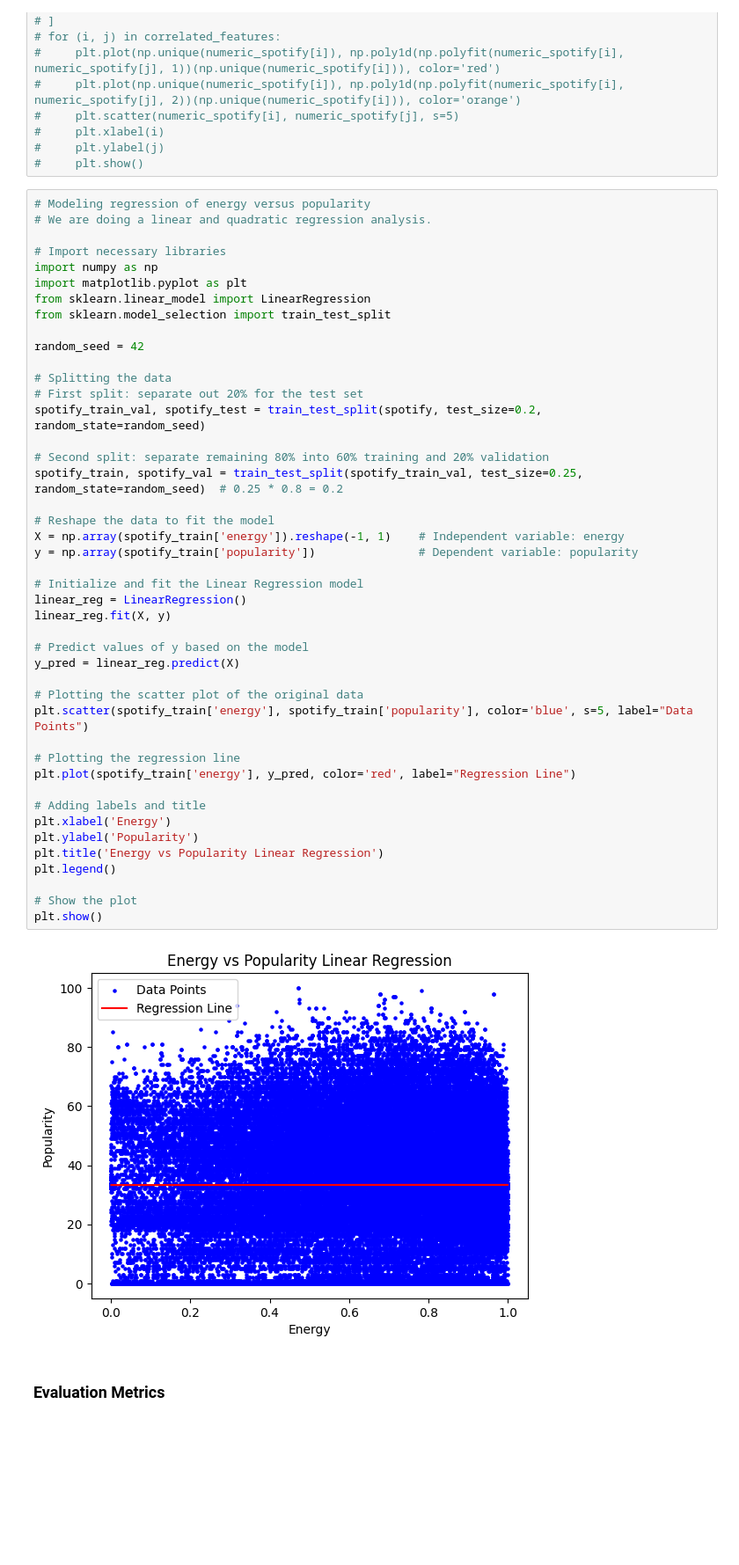
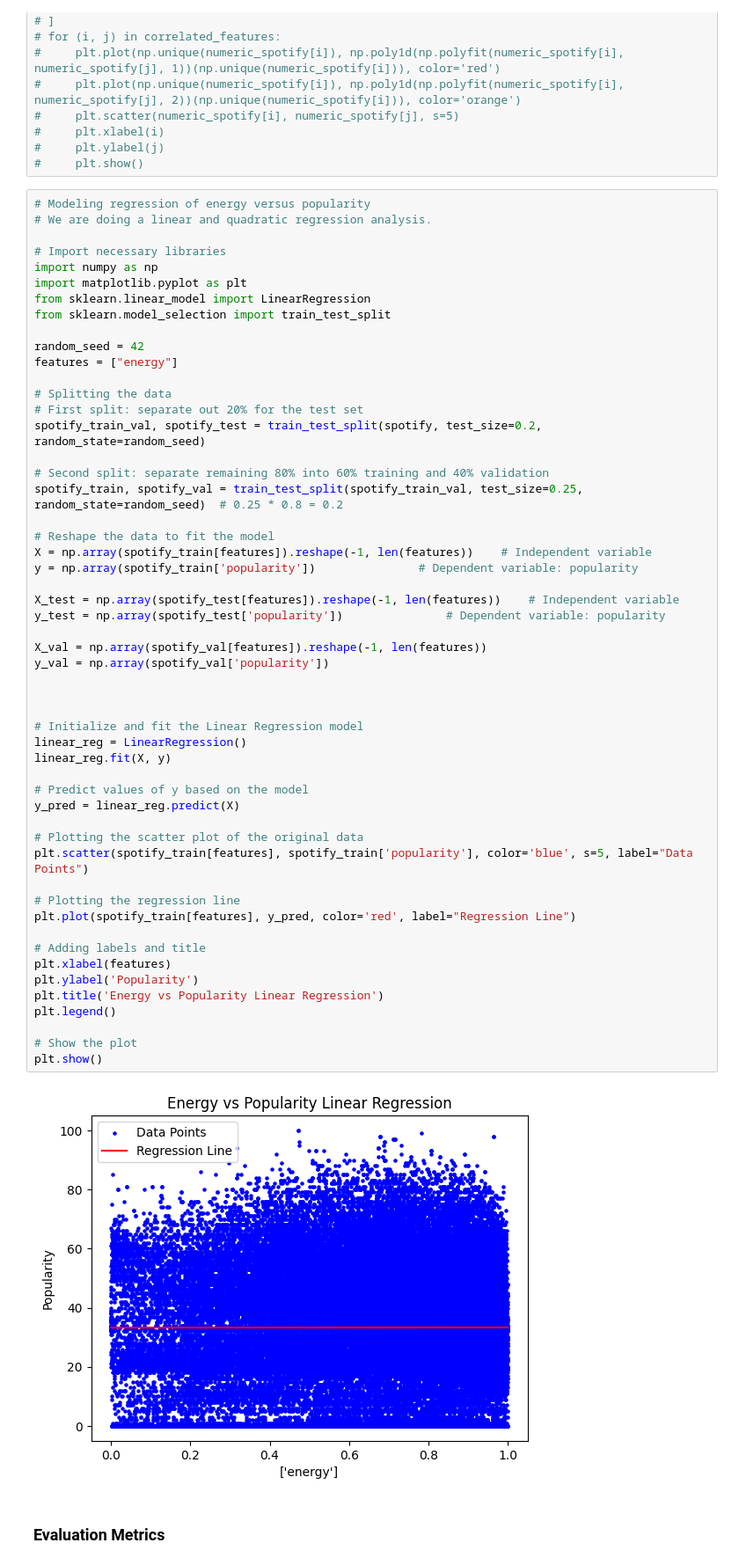
Before and after one commit to ketexon/csm148-spotiflies, a Jupyter notebook: week3_checkin.ipynb, the cells around one changed output. Shown at 88% size. Drawn from its saved outputs; the diff is of its cells as text; blank space fills up the shorter version.

```diff
--- a/week3_checkin.ipynb
+++ b/week3_checkin.ipynb
@@ -80,41 +84,50 @@ from sklearn.linear_model import LinearRegression
 from sklearn.model_selection import train_test_split
 
 random_seed = 42
+features = ["energy"]
 
 # Splitting the data
 # First split: separate out 20% for the test set
 spotify_train_val, spotify_test = train_test_split(spotify, test_size=0.2, random_state=random_seed)
 
-# Second split: separate remaining 80% into 60% training and 20% validation
+# Second split: separate remaining 80% into 60% training and 40% validation
 spotify_train, spotify_val = train_test_split(spotify_train_val, test_size=0.25, random_state=random_seed)  # 0.25 * 0.8 = 0.2
 
 # Reshape the data to fit the model
-X = np.array(spotify_train['energy']).reshape(-1, 1)    # Independent variable: energy
+X = np.array(spotify_train[features]).reshape(-1, len(features))    # Independent variable
 y = np.array(spotify_train['popularity'])               # Dependent variable: popularity
+
+X_test = np.array(spotify_test[features]).reshape(-1, len(features))    # Independent variable
+y_test = np.array(spotify_test['popularity'])               # Dependent variable: popularity
+
+X_val = np.array(spotify_val[features]).reshape(-1, len(features))
+y_val = np.array(spotify_val['popularity'])
+
+
 
 # Initialize and fit the Linear Regression model
 linear_reg = LinearRegression()
 linear_reg.fit(X, y)
 
 # Predict values of y based on the model
 y_pred = linear_reg.predict(X)
 
 # Plotting the scatter plot of the original data
-plt.scatter(spotify_train['energy'], spotify_train['popularity'], color='blue', s=5, label="Data Points")
+plt.scatter(spotify_train[features], spotify_train['popularity'], color='blue', s=5, label="Data Points")
 
 # Plotting the regression line
-plt.plot(spotify_train['energy'], y_pred, color='red', label="Regression Line")
+plt.plot(spotify_train[features], y_pred, color='red', label="Regression Line")
 
 # Adding labels and title
-plt.xlabel('Energy')
+plt.xlabel(features)
 plt.ylabel('Popularity')
 plt.title('Energy vs Popularity Linear Regression')
 plt.legend()
 
 # Show the plot
 plt.show()
 # %% [output]
-[figure, old version]
+[figure, new version]
 # %% [markdown]
 ### Evaluation Metrics
 # %%
```
Also changed, not shown: parts of 2 cells of this notebook.
